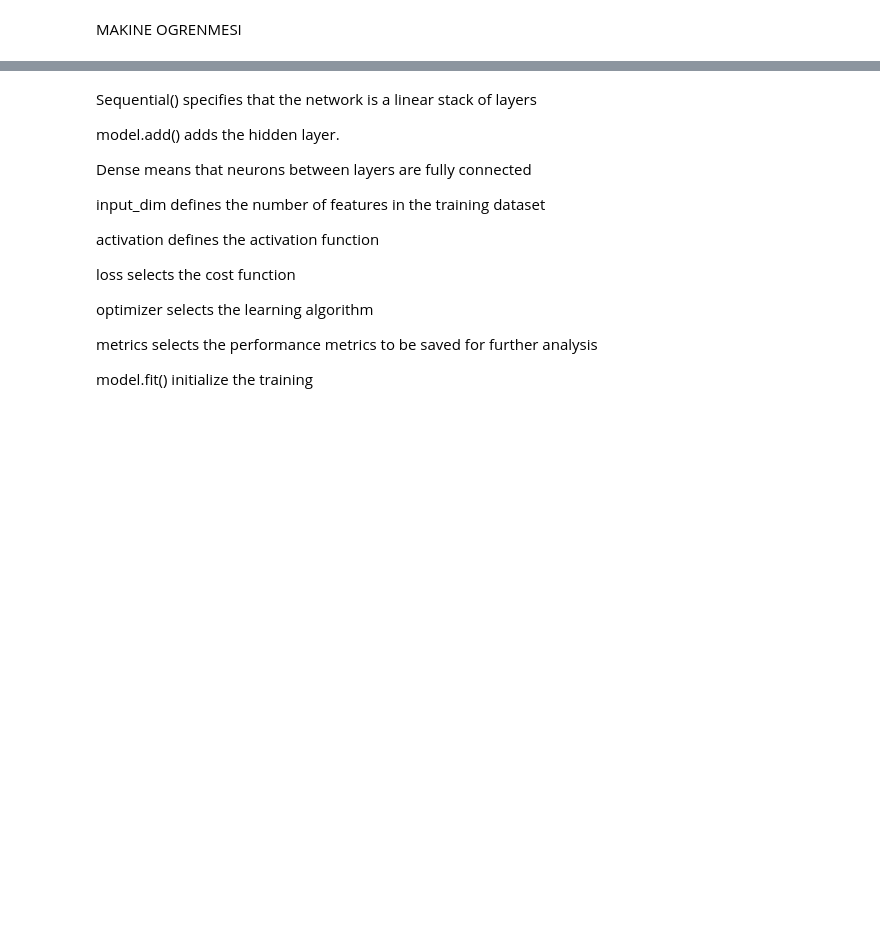
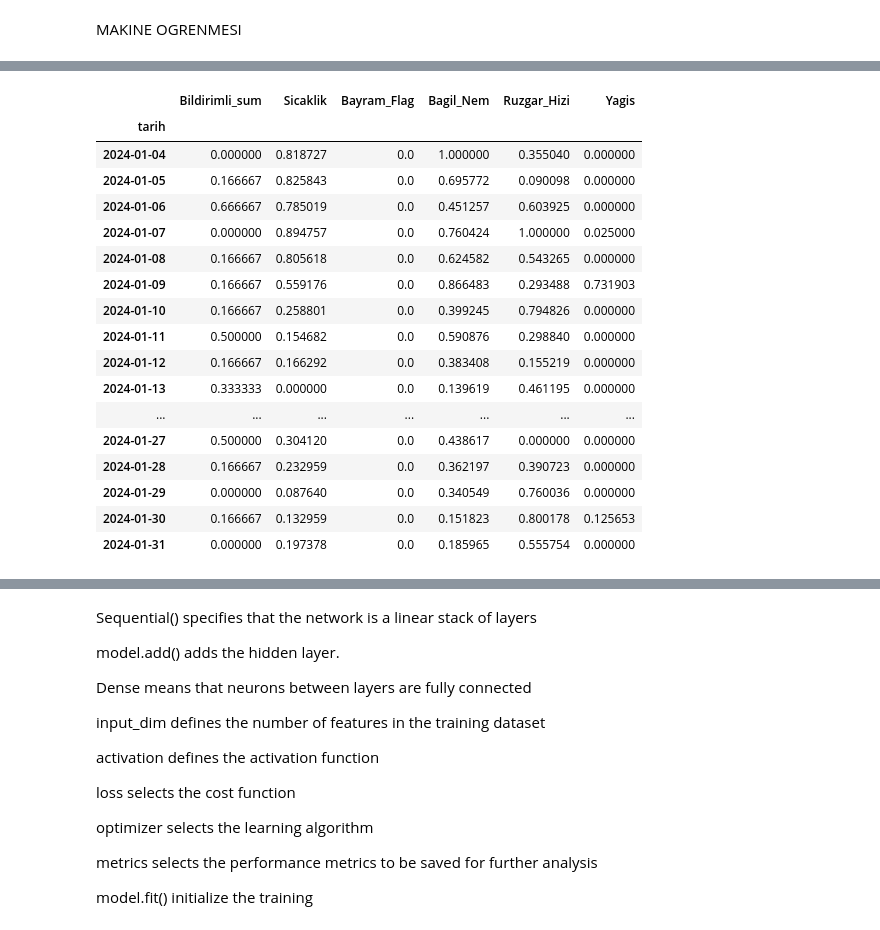
Before and after one commit to okkesd/Gdz-Elektrik-Datathon, a Jupyter notebook: main.ipynb, the cells around one changed output, grey strips where cells are left out. Cells and saved outputs as stored; diff of their text form; code cells hidden in the pictures; blank space fills up the shorter version.

```diff
--- a/main.ipynb
+++ b/main.ipynb
@@ -642,3 +665,25 @@ feature_transform_gun = pd.DataFrame(columns=features_gun, data=feature_transfor
+# %%
+feature_test
+# output_var
+# %% [output]
+|  | Bildirimli_sum | Sicaklik | Bayram_Flag | Bagil_Nem | Ruzgar_Hizi | Yagis |
+| tarih |  |  |  |  |  |  |
+| 2024-01-04 | 0.000000 | 0.818727 | 0.0 | 1.000000 | 0.355040 | 0.000000 |
+| 2024-01-05 | 0.166667 | 0.825843 | 0.0 | 0.695772 | 0.090098 | 0.000000 |
+| 2024-01-06 | 0.666667 | 0.785019 | 0.0 | 0.451257 | 0.603925 | 0.000000 |
+| 2024-01-07 | 0.000000 | 0.894757 | 0.0 | 0.760424 | 1.000000 | 0.025000 |
+| 2024-01-08 | 0.166667 | 0.805618 | 0.0 | 0.624582 | 0.543265 | 0.000000 |
+| 2024-01-09 | 0.166667 | 0.559176 | 0.0 | 0.866483 | 0.293488 | 0.731903 |
+| 2024-01-10 | 0.166667 | 0.258801 | 0.0 | 0.399245 | 0.794826 | 0.000000 |
+| 2024-01-11 | 0.500000 | 0.154682 | 0.0 | 0.590876 | 0.298840 | 0.000000 |
+| 2024-01-12 | 0.166667 | 0.166292 | 0.0 | 0.383408 | 0.155219 | 0.000000 |
+| 2024-01-13 | 0.333333 | 0.000000 | 0.0 | 0.139619 | 0.461195 | 0.000000 |
+| ... | ... | ... | ... | ... | ... | ... |
+| 2024-01-27 | 0.500000 | 0.304120 | 0.0 | 0.438617 | 0.000000 | 0.000000 |
+| 2024-01-28 | 0.166667 | 0.232959 | 0.0 | 0.362197 | 0.390723 | 0.000000 |
+| 2024-01-29 | 0.000000 | 0.087640 | 0.0 | 0.340549 | 0.760036 | 0.000000 |
+| 2024-01-30 | 0.166667 | 0.132959 | 0.0 | 0.151823 | 0.800178 | 0.125653 |
+| 2024-01-31 | 0.000000 | 0.197378 | 0.0 | 0.185965 | 0.555754 | 0.000000 |
 # %%
 # x-y test-train elde edimi
 x = df[features]
```
Also changed, not shown: parts of 13 cells of this notebook.
